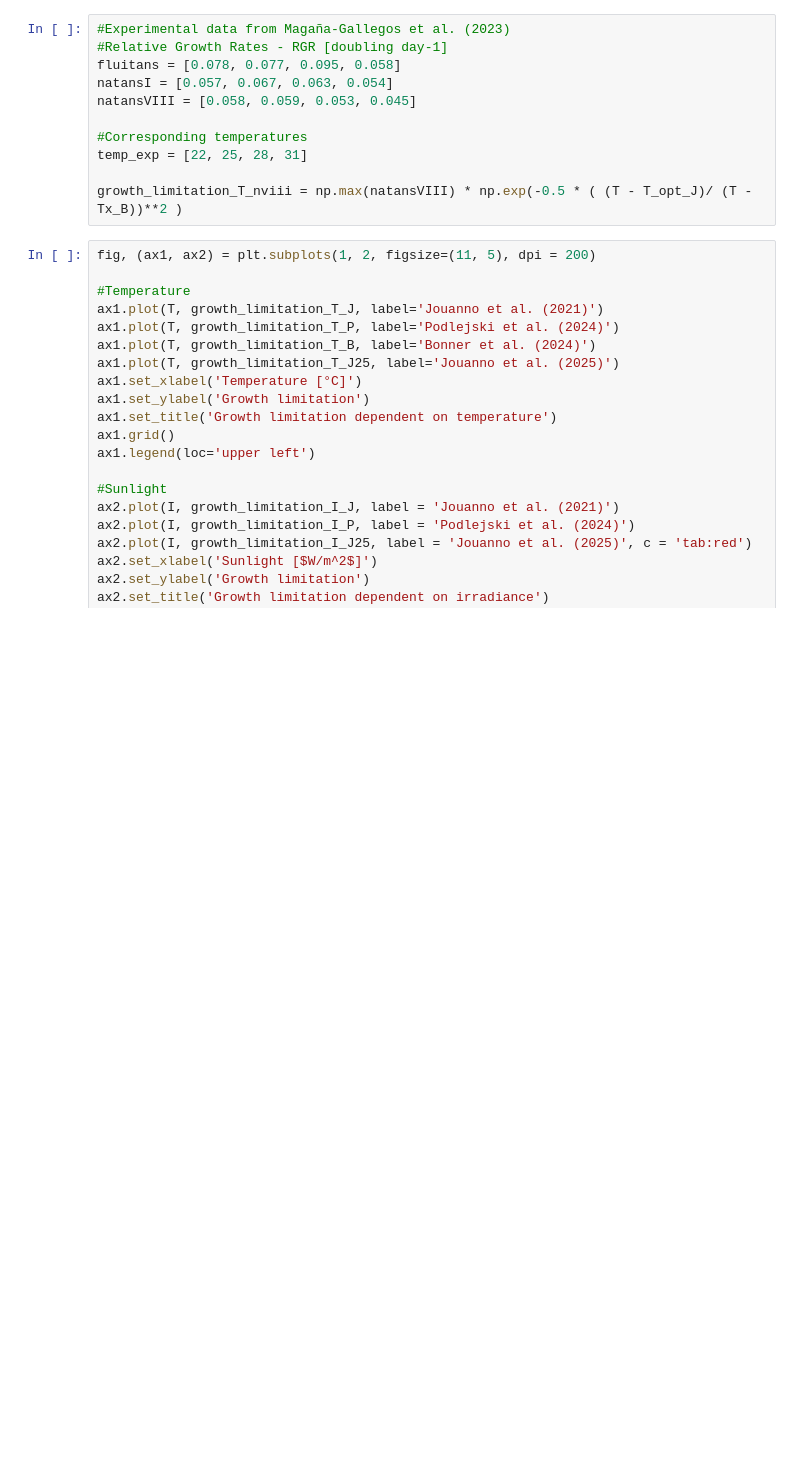
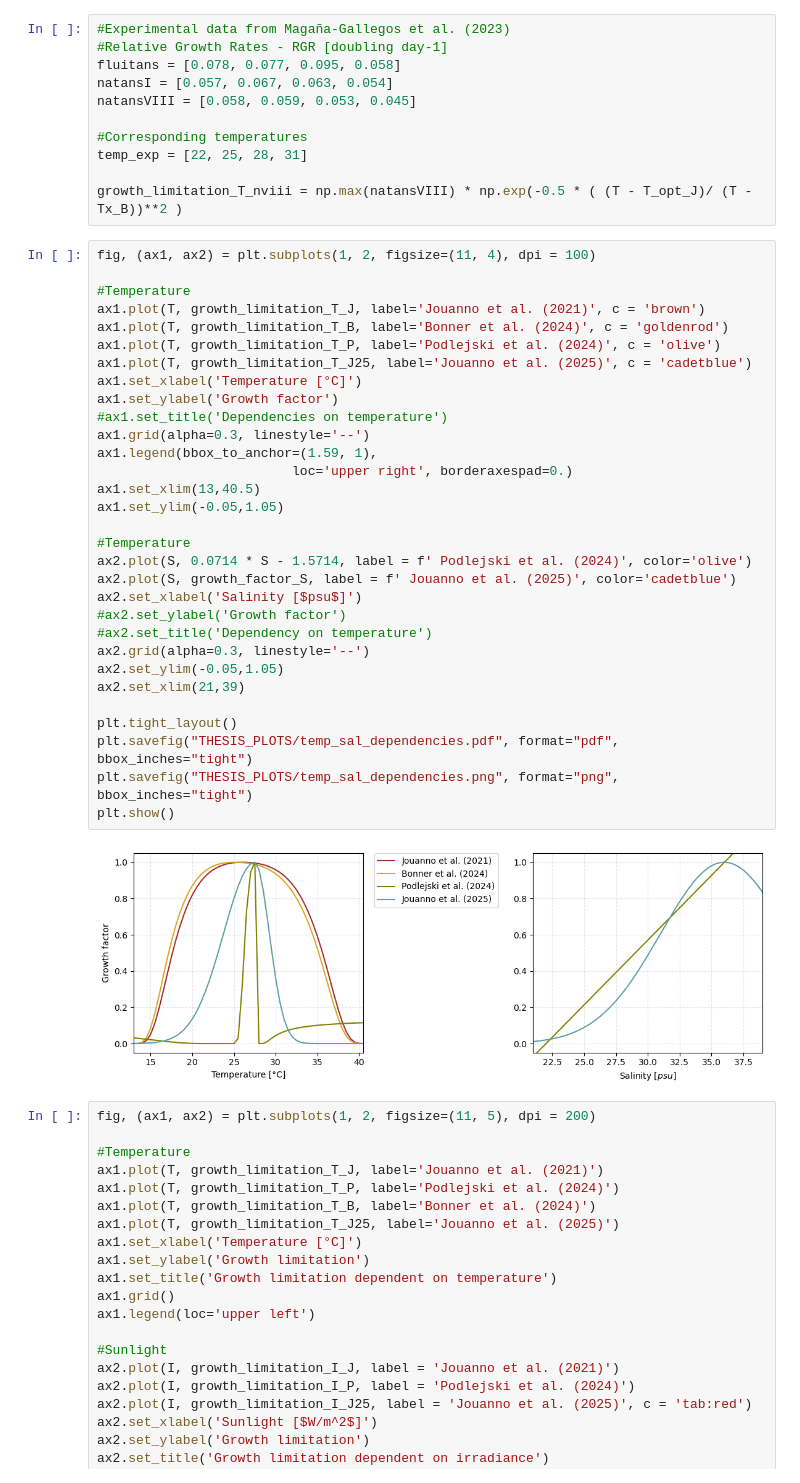
Before and after one commit to Parcels-code/Sargassum_growth_model, a Jupyter notebook: LIMITATION_ANALYSIS.ipynb, the cells around one changed output. Drawn from its saved outputs; the diff is of its cells as text; blank space fills up the shorter version.

```diff
--- a/LIMITATION_ANALYSIS.ipynb
+++ b/LIMITATION_ANALYSIS.ipynb
@@ -84,6 +171,39 @@ natansVIII = [0.058, 0.059, 0.053, 0.045]
 temp_exp = [22, 25, 28, 31]
 
 growth_limitation_T_nviii = np.max(natansVIII) * np.exp(-0.5 * ( (T - T_opt_J)/ (T - Tx_B))**2 )
+# %%
+fig, (ax1, ax2) = plt.subplots(1, 2, figsize=(11, 4), dpi = 100)
+
+#Temperature
+ax1.plot(T, growth_limitation_T_J, label='Jouanno et al. (2021)', c = 'brown')
+ax1.plot(T, growth_limitation_T_B, label='Bonner et al. (2024)', c = 'goldenrod')
+ax1.plot(T, growth_limitation_T_P, label='Podlejski et al. (2024)', c = 'olive')
+ax1.plot(T, growth_limitation_T_J25, label='Jouanno et al. (2025)', c = 'cadetblue')
+ax1.set_xlabel('Temperature [°C]')
+ax1.set_ylabel('Growth factor')
+#ax1.set_title('Dependencies on temperature')
+ax1.grid(alpha=0.3, linestyle='--')
+ax1.legend(bbox_to_anchor=(1.59, 1),
+                         loc='upper right', borderaxespad=0.)
+ax1.set_xlim(13,40.5)
+ax1.set_ylim(-0.05,1.05)
+
+#Temperature
+ax2.plot(S, 0.0714 * S - 1.5714, label = f' Podlejski et al. (2024)', color='olive')
+ax2.plot(S, growth_factor_S, label = f' Jouanno et al. (2025)', color='cadetblue')
+ax2.set_xlabel('Salinity [$psu$]')
+#ax2.set_ylabel('Growth factor')
+#ax2.set_title('Dependency on temperature')
+ax2.grid(alpha=0.3, linestyle='--')
+ax2.set_ylim(-0.05,1.05)
+ax2.set_xlim(21,39)
+
+plt.tight_layout()
+plt.savefig("THESIS_PLOTS/temp_sal_dependencies.pdf", format="pdf", bbox_inches="tight")
+plt.savefig("THESIS_PLOTS/temp_sal_dependencies.png", format="png", bbox_inches="tight")
+plt.show()
+# %% [output]
+[figure, added]
 # %%
 fig, (ax1, ax2) = plt.subplots(1, 2, figsize=(11, 5), dpi = 200)
 
```
Also changed, not shown: parts of 17 cells of this notebook.
